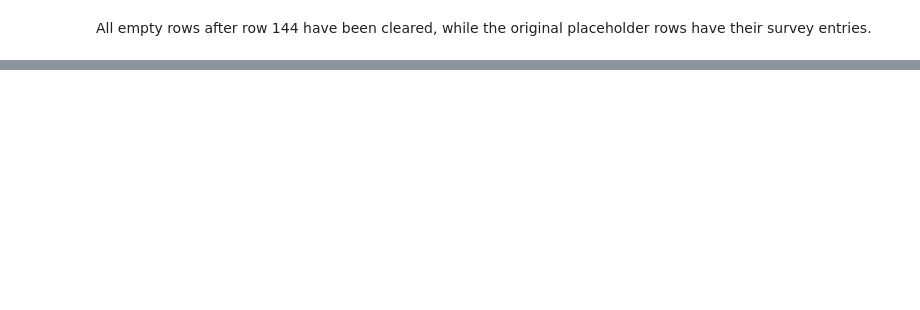
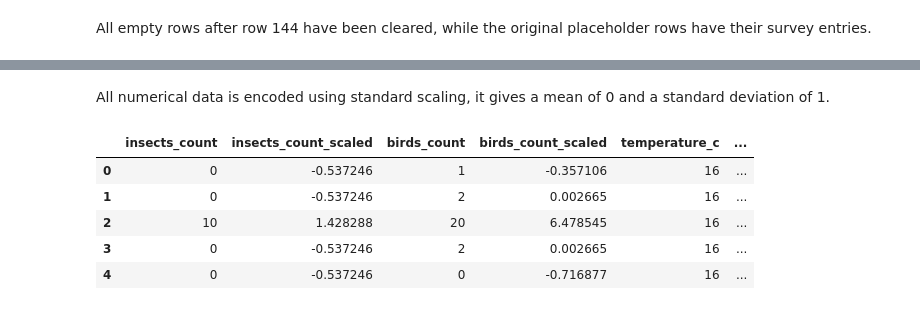
Before and after one commit to Padra1c/ML-CampusDataProject-Colab, a Jupyter notebook: ML-CampusDataProject.ipynb, the cells around one changed output, grey strips where cells are left out. Drawn from its saved outputs; the diff is of its cells as text; code cells hidden in the pictures; blank space fills up the shorter version.

```diff
--- a/ML-CampusDataProject.ipynb
+++ b/ML-CampusDataProject.ipynb
@@ -216,0 +311,28 @@ display(styled_final_df)
+# %% [markdown]
+All numerical data is encoded using standard scaling, it gives a mean of 0 and a standard deviation of 1.
+# %%
+# Subset the data for verification
+verification_df = df[['insects_count', 'insects_count_scaled',
+                     'birds_count', 'birds_count_scaled',
+                     'temperature_c', 'temperature_c_scaled']].head()
+
+# Apply the exact same table style as the completed table
+styled_verification = verification_df.style.set_properties(**{
+    'background-color': '#f9f9f9',
+    'border-color': '#e0e0e0',
+    'border-style': 'solid',
+    'border-width': '1px'
+}).set_table_styles([
+    {'selector': 'th', 'props': [('background-color', '#4CAF50'), ('color', 'white'), ('font-weight', 'bold') ]},
+    {'selector': 'tr:hover', 'props': [('background-color', '#f1f1f1')]}
+])
+
+# Display styled verification table
+display(styled_verification)
+# %% [output]
+|  | insects_count | insects_count_scaled | birds_count | birds_count_scaled | temperature_c | ... |
+| 0 | 0 | -0.537246 | 1 | -0.357106 | 16 | ... |
+| 1 | 0 | -0.537246 | 2 | 0.002665 | 16 | ... |
+| 2 | 10 | 1.428288 | 20 | 6.478545 | 16 | ... |
+| 3 | 0 | -0.537246 | 2 | 0.002665 | 16 | ... |
+| 4 | 0 | -0.537246 | 0 | -0.716877 | 16 | ... |
```
Also changed, not shown: parts of 21 cells of this notebook.
